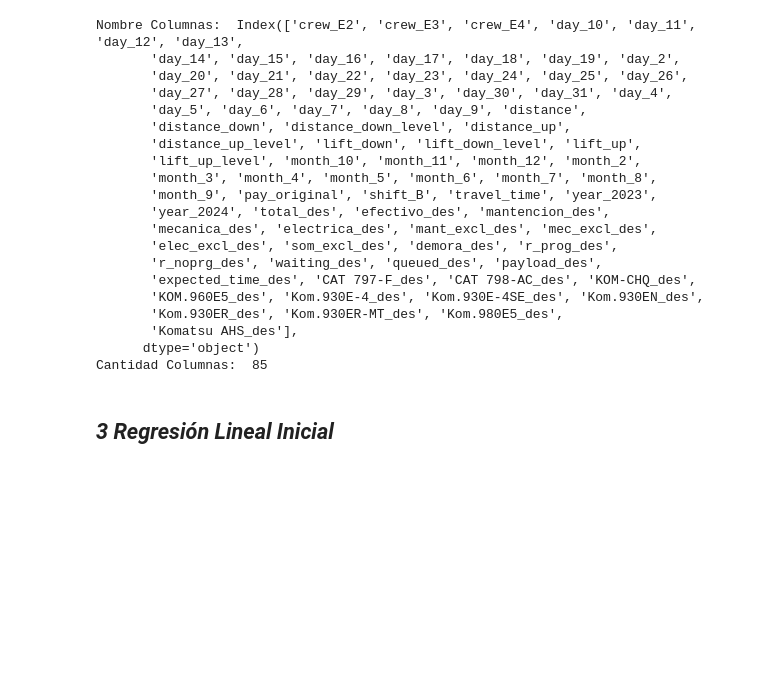
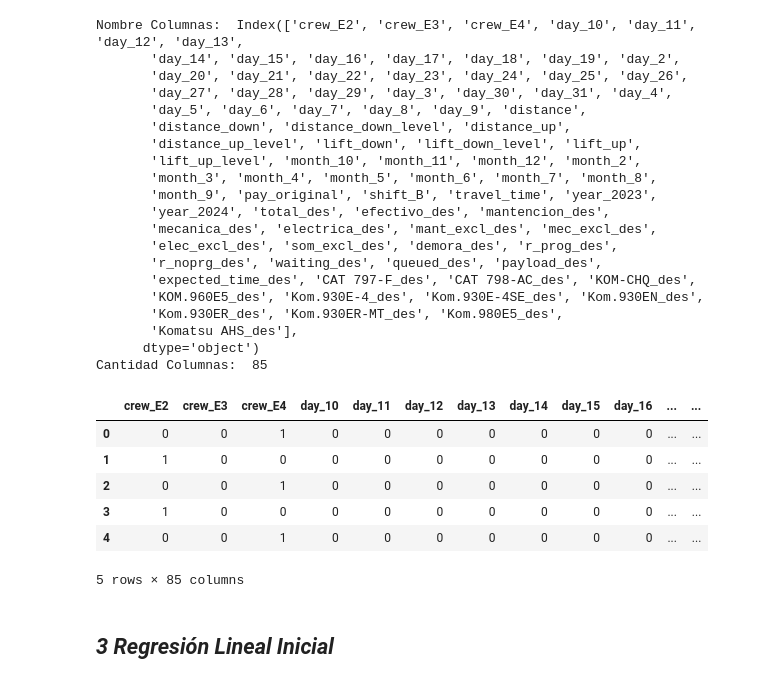
Before and after one commit to ecdiazl/capstone-project, a Jupyter notebook: RLine/Capstone - Regresion Lineal v8 (payload).ipynb, the cells around one changed output. Saved outputs shown, nothing was run; the diff lists cells and outputs as text; code cells hidden in the pictures; blank space fills up the shorter version.

```diff
--- a/RLine/Capstone - Regresion Lineal v8 (payload).ipynb
+++ b/RLine/Capstone - Regresion Lineal v8 (payload).ipynb
@@ -125,6 +125,16 @@ Nombre Columnas:  Index(['crew_E2', 'crew_E3', 'crew_E4', 'day_10', 'day_11', 'd
        'Komatsu AHS_des'],
       dtype='object')
 Cantidad Columnas:  85
+# %%
+df.head()
+# %% [output]
+|  | crew_E2 | crew_E3 | crew_E4 | day_10 | day_11 | day_12 | day_13 | day_14 | day_15 | day_16 | ... | ... |
+| 0 | 0 | 0 | 1 | 0 | 0 | 0 | 0 | 0 | 0 | 0 | ... | ... |
+| 1 | 1 | 0 | 0 | 0 | 0 | 0 | 0 | 0 | 0 | 0 | ... | ... |
+| 2 | 0 | 0 | 1 | 0 | 0 | 0 | 0 | 0 | 0 | 0 | ... | ... |
+| 3 | 1 | 0 | 0 | 0 | 0 | 0 | 0 | 0 | 0 | 0 | ... | ... |
+| 4 | 0 | 0 | 1 | 0 | 0 | 0 | 0 | 0 | 0 | 0 | ... | ... |
+5 rows × 85 columns
 # %% [markdown]
 ## **_3 Regresión Lineal Inicial_**
 # %%
```
Also changed, not shown: parts of 1 cell of this notebook, 9 other files.
